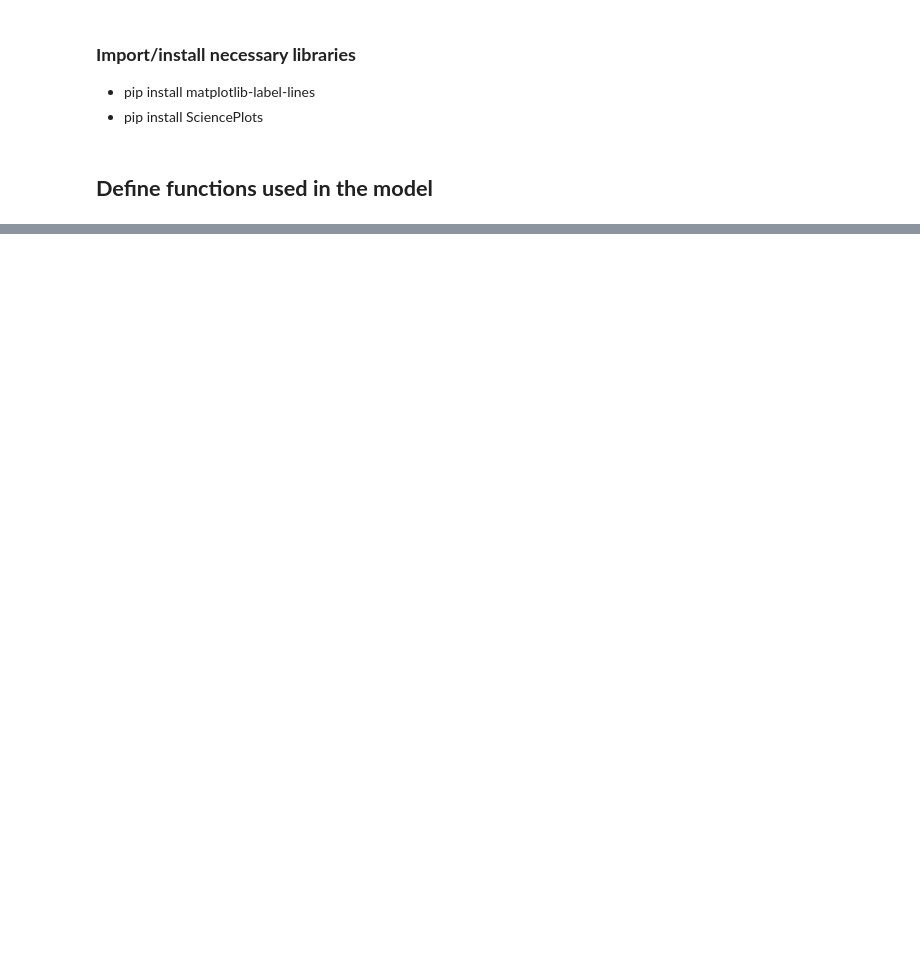
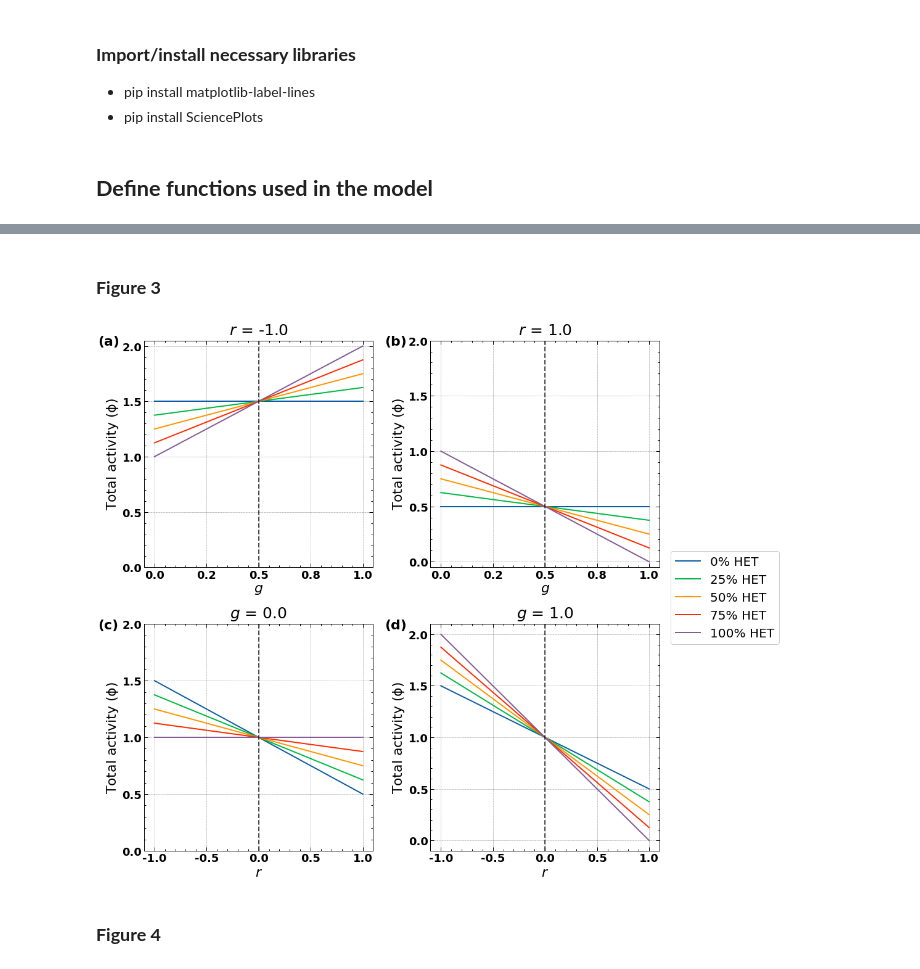
Before and after one commit to Landrylab/Dominance_model_2025, a Jupyter notebook: Scripts/Dominance_model_figures.ipynb, the cells around one changed output, grey strips where cells are left out. Drawn from its saved outputs; the diff is of its cells as text; code cells hidden in the pictures; blank space fills up the shorter version.

```diff
--- a/Scripts/Dominance_model_figures.ipynb
+++ b/Scripts/Dominance_model_figures.ipynb
@@ -1719,0 +429,62 @@ plt.plot()
+# %% [markdown]
+### **Figure 3**
+# %%
+fig = plt.figure(figsize=(16,13.5))
+gs = GridSpec(2, 2, figure=fig, height_ratios=[1,1], width_ratios=[1,1])
+axs = [[fig.add_subplot(gs[i, j]) for j in range(2)] for i in range(2)]
+
+panelnumbers = [["a","b"],["c","d"]]
+
+# heterodimer percentage
+percent_Het = ["0%","25%","50%","75%","100%"]
+
+# fixed r and g values
+r_vals_fix = [-1.0, 1.0]
+g_vals_fix = [0.0, 1.0]
+
+# sweep r and g values
+r_vals_sweep = r_vals
+g_vals_sweep = np.linspace(0,1,201)
+
+# x and y ticks
+xticks_fig3ab = np.linspace(0, 1, 5)
+xticks_fig3cd = np.linspace(-1, 1, 5)
+yticks_fig3 = np.linspace(0, 2, 5)
+
+# ylabel
+ylabel_fig3 = "Total activity ($\mathrm{\phi}$)"
+
+# plotting data
+fig3_data = [
+    (g_vals_sweep, activity_cr, 0.5, "$g$", xticks_fig3ab, f"$r$ = ", r_vals_fix),
+    (r_vals_sweep, activity_cg, 0.0, "$r$", xticks_fig3cd, f"$g$ = ", g_vals_fix)
+]
+
+for i, (xvals, data, vlinex, xlabel, xticks, title, fixed_param) in enumerate(fig3_data):
+    for j in range(2):
+        ax = axs[i][j]
+        for k, p in enumerate(percent_Het):
+            ax.plot(xvals, data[j][k], label=f"{p} HET")
+
+        ax.axvline(vlinex, linestyle="--", linewidth=2, color="black", alpha=0.7) # vertical line at g=0.5 and r-0.0
+
+        # x and y ticks and labels
+        ax.set_xticks(xticks, labels=np.round(xticks,1), fontsize=18, fontweight="bold")
+        ax.set_yticks(yticks_fig3, labels=np.round(yticks_fig3,1), fontsize=18, fontweight="bold")
+        ax.set_xlabel(xlabel, fontsize=22)
+        ax.set_ylabel(ylabel_fig3, fontsize=22)
+
+        # panel title and annotation
+        ax.set_title(title + f"{fixed_param[j]}", fontsize=25, pad=10)
+        ax.annotate(f"({panelnumbers[i][j]})", xy=(-0.20, 0.98),
+                    xycoords="axes fraction", fontsize=22, fontweight="bold")
+
+plt.legend(bbox_to_anchor=(1.55, 1.35), fontsize=20)
+plt.tight_layout(rect=[0, 0, 1, 0.95])
+plt.subplots_adjust(hspace=0.25, wspace=0.25)
+plt.savefig("Figure3.pdf", dpi=800)
+plt.show()
+# %% [output]
+[figure, added]
+# %% [markdown]
+### **Figure 4**
```
Also changed, not shown: parts of 103 cells of this notebook, 13 other files.
